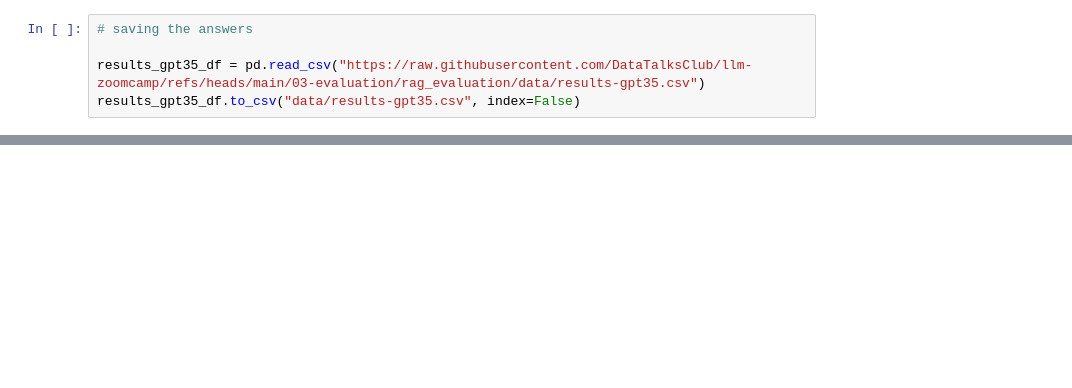
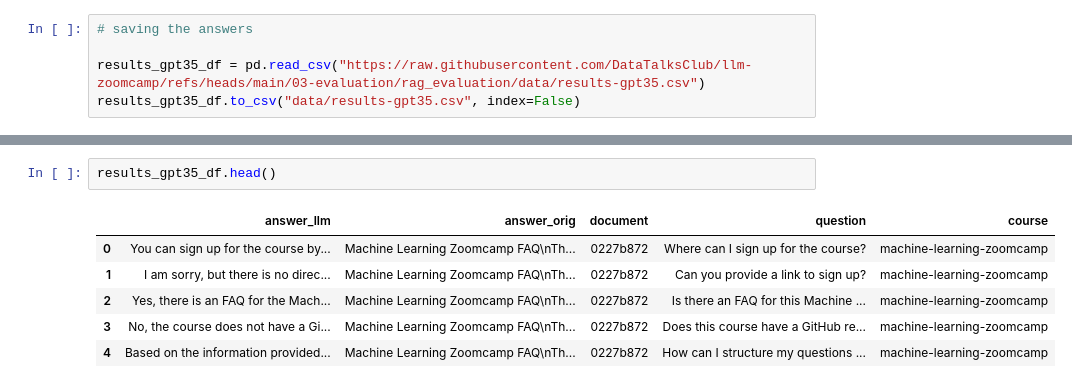
Before and after one commit to GudlaArunKumar/LLM-Zoomcamp, a Jupyter notebook: 02. Evaluation/RAG_evaluation/offline_rag_evaluation.ipynb, the cells around one changed output, grey strips where cells are left out. Drawn from its saved outputs; the diff is of its cells as text; blank space fills up the shorter version.

```diff
--- a/02. Evaluation/RAG_evaluation/offline_rag_evaluation.ipynb
+++ b/02. Evaluation/RAG_evaluation/offline_rag_evaluation.ipynb
@@ -348,0 +377,9 @@ results_gpt35_df.to_csv("data/results-gpt35.csv", index=False)
+# %%
+results_gpt35_df.head()
+# %% [output]
+|  | answer_llm | answer_orig | document | question | course |
+| 0 | You can sign up for the course by... | Machine Learning Zoomcamp FAQ\nTh... | 0227b872 | Where can I sign up for the course? | machine-learning-zoomcamp |
+| 1 | I am sorry, but there is no direc... | Machine Learning Zoomcamp FAQ\nTh... | 0227b872 | Can you provide a link to sign up? | machine-learning-zoomcamp |
+| 2 | Yes, there is an FAQ for the Mach... | Machine Learning Zoomcamp FAQ\nTh... | 0227b872 | Is there an FAQ for this Machine ... | machine-learning-zoomcamp |
+| 3 | No, the course does not have a Gi... | Machine Learning Zoomcamp FAQ\nTh... | 0227b872 | Does this course have a GitHub re... | machine-learning-zoomcamp |
+| 4 | Based on the information provided... | Machine Learning Zoomcamp FAQ\nTh... | 0227b872 | How can I structure my questions ... | machine-learning-zoomcamp |
```
Also changed, not shown: parts of 43 cells of this notebook.
